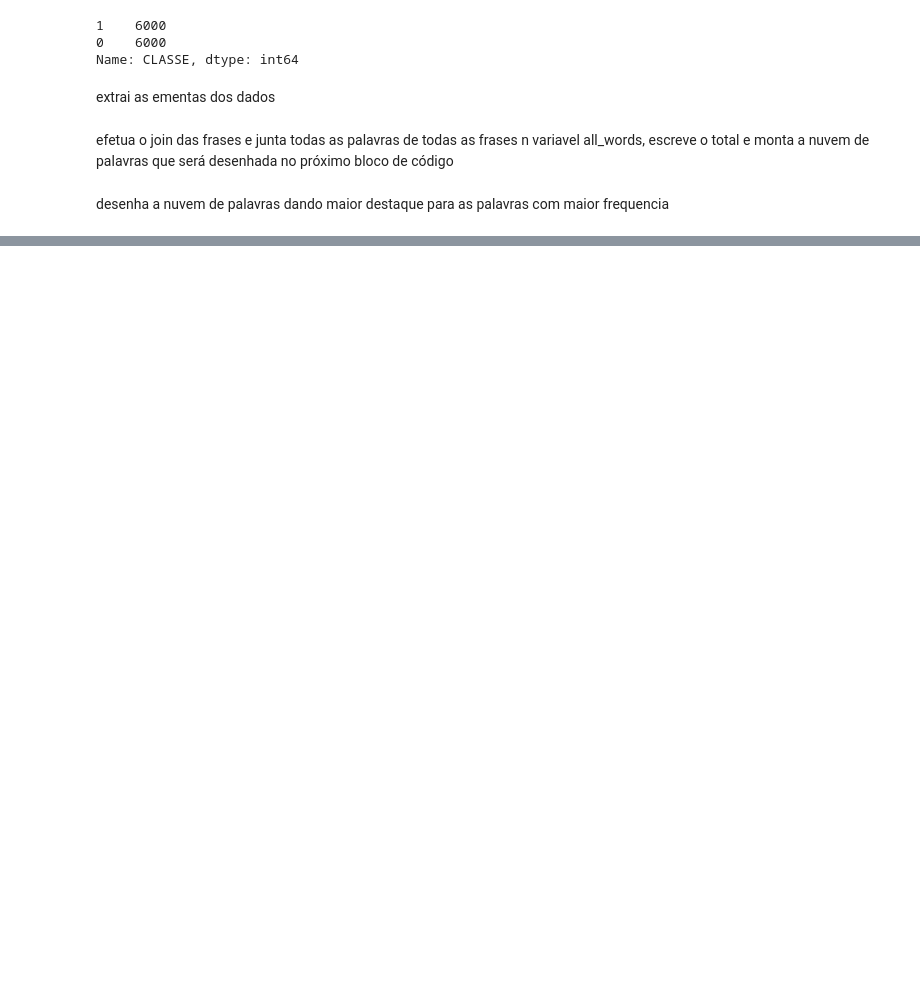
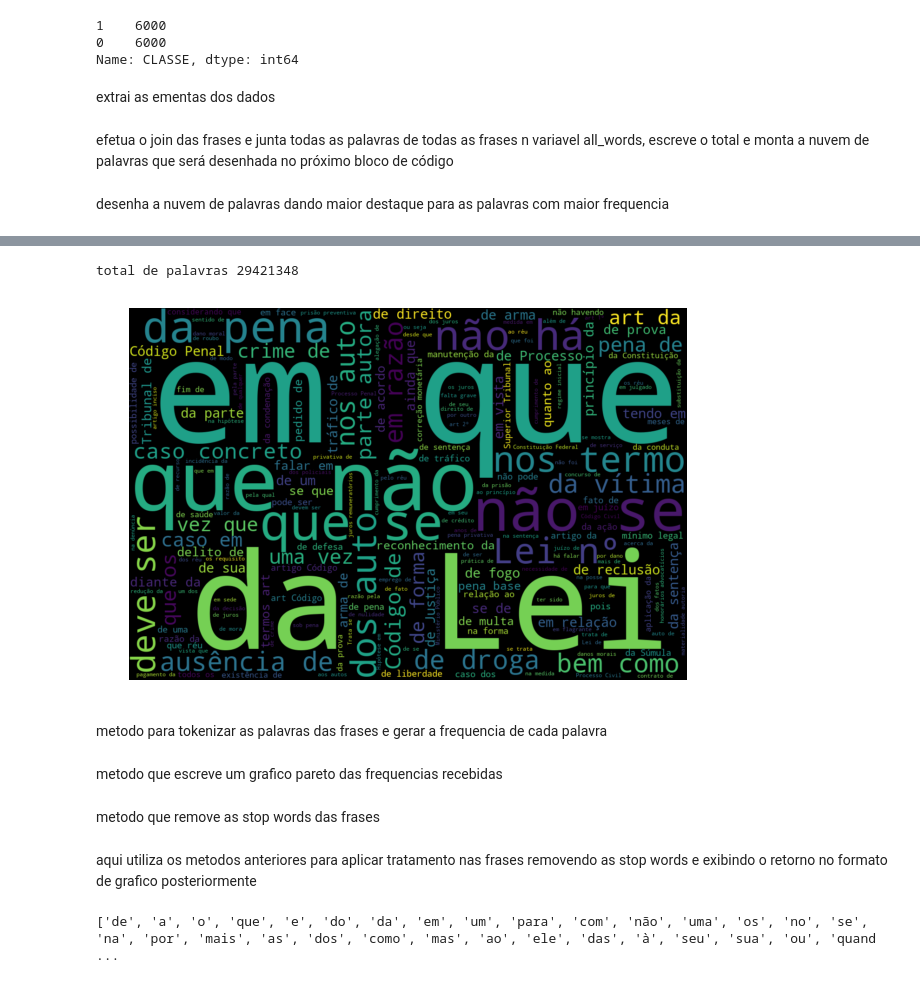
Before and after one commit to julianopacheco/classificacao-textos-juridicos, a Jupyter notebook: trabalhando_com_palavras.ipynb, the cells around one changed output, grey strips where cells are left out. Cells and saved outputs as stored; diff of their text form; code cells hidden in the pictures; blank space fills up the shorter version.

Commit message:
adição de arquivos para apresentação TDC

```diff
--- a/trabalhando_com_palavras.ipynb
+++ b/trabalhando_com_palavras.ipynb
@@ -91,0 +155,8 @@ total de palavras 34572045
+# %%
+nuvem_palavras_civil_crime_sem_verbatizacao = gera_nuvem_palavras(dados_civil_e_crime.EMENTA_SEM_VERBATIZACAO)
+desenha_palavras(nuvem_palavras_civil_crime_sem_verbatizacao)
+# %% [output]
+total de palavras 29421348
+[figure, added]
+# %% [markdown]
+metodo para tokenizar as palavras das frases e gerar a frequencia de cada palavra
@@ -91,0 +175,2 @@ total de palavras 34572045
+# %% [markdown]
+metodo que escreve um grafico pareto das frequencias recebidas
@@ -91,0 +184,2 @@ total de palavras 34572045
+# %% [markdown]
+metodo que remove as stop words das frases
@@ -91,0 +218,2 @@ total de palavras 34572045
+# %% [markdown]
+aqui utiliza os metodos anteriores para aplicar tratamento nas frases removendo as stop words e exibindo o retorno no formato de grafico posteriormente
@@ -91,0 +224,5 @@ total de palavras 34572045
+# %%
+punct_tokenize = tokenize.WordPunctTokenizer()
+dados_civil_e_crime['EMENTAS_PROCESSADAS'] = remove_stopwords(tokenizador, dados_civil_e_crime.EMENTA_SEM_CAPUT_TRAT_1)
+# %% [output]
+['de', 'a', 'o', 'que', 'e', 'do', 'da', 'em', 'um', 'para', 'com', 'não', 'uma', 'os', 'no', 'se', 'na', 'por', 'mais', 'as', 'dos', 'como', 'mas', 'ao', 'ele', 'das', 'à', 'seu', 'sua', 'ou', 'quand ...
```
Also changed, not shown: parts of 21 cells of this notebook, 7 other files.
